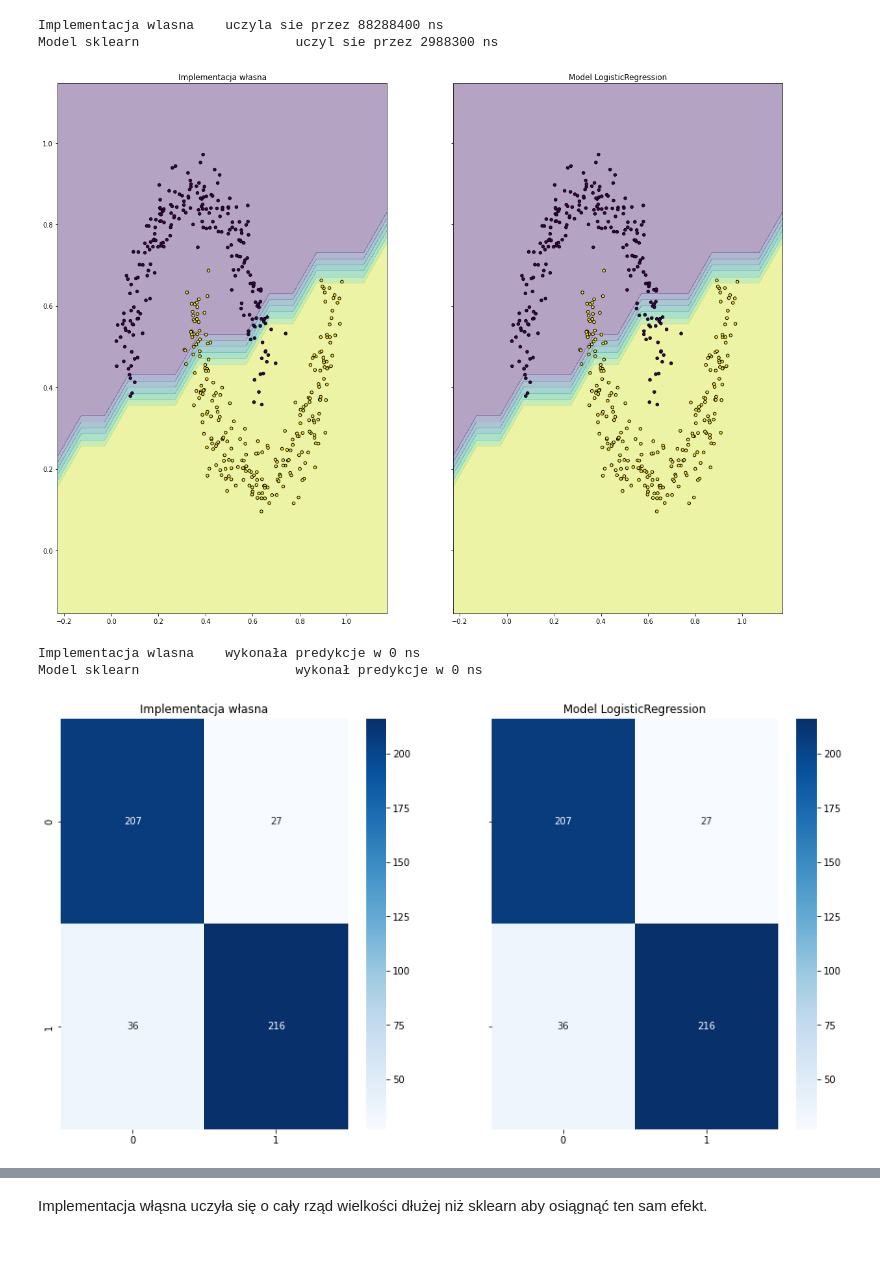
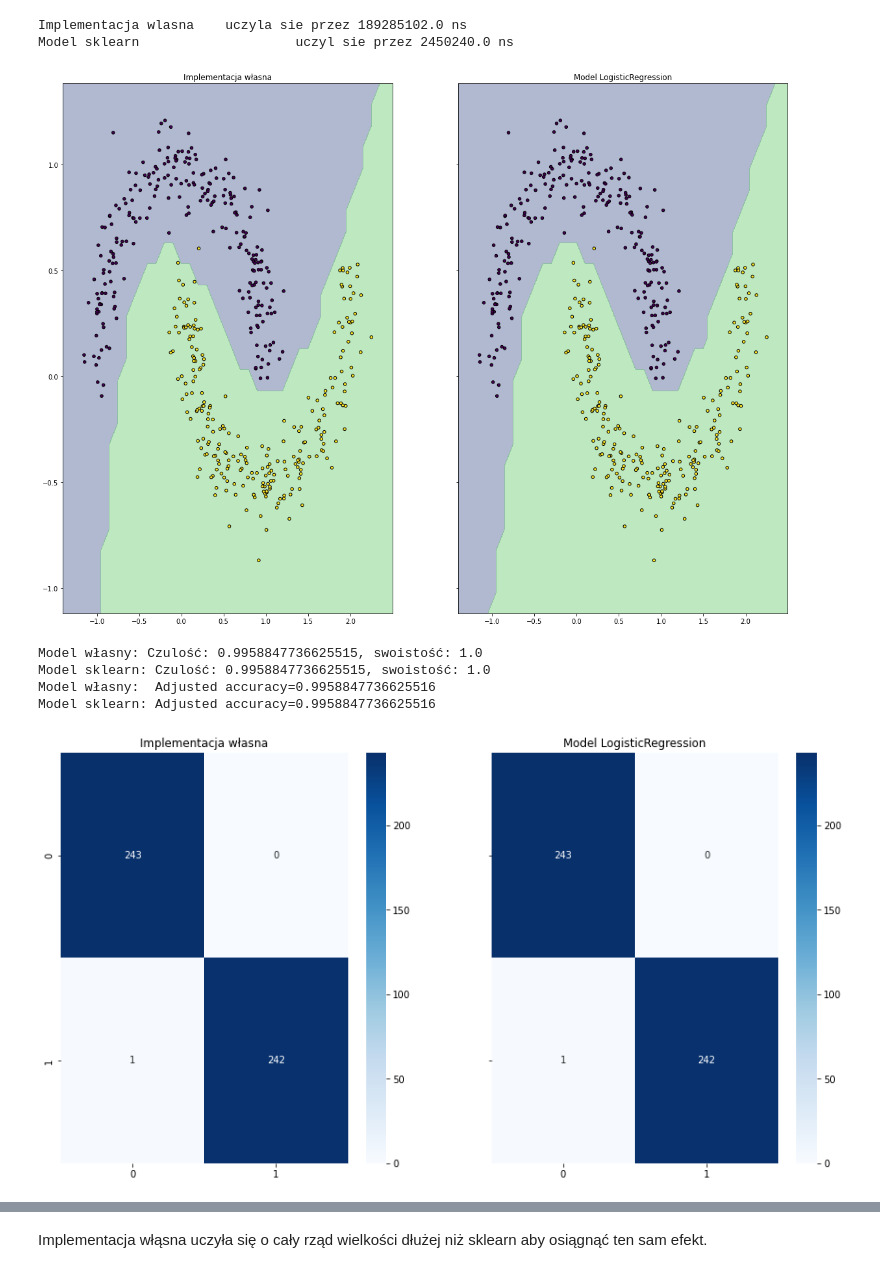
Before and after one commit to DonChaka/PUM, a Jupyter notebook: 3.RegresjaLogistyczna/3RegresjaLogistyczna.ipynb, the cells around one changed output, grey strips where cells are left out. Drawn from its saved outputs; the diff is of its cells as text; code cells hidden in the pictures.

```diff
--- a/3.RegresjaLogistyczna/3RegresjaLogistyczna.ipynb
+++ b/3.RegresjaLogistyczna/3RegresjaLogistyczna.ipynb
@@ -26,10 +26,10 @@ def logistic_cost(predicted, actual):
     return -np.mean(actual * np.log(predicted) + (1 - actual) * np.log(1 - predicted))
 # %%
 class MyLogisticRegression:
-    def __init__(self, learning_rate: float = 0.05, max_iterations: int = 100, min_cost_diff: float = 0.001,
+    def __init__(self, learning_rate: float = 0.05, max_iter: int = 100, min_cost_diff: float = 1e-4,
                  cost_function: Callable = mse_cost):
         self.learning_rate = learning_rate
-        self.max_iterations = max_iterations
+        self.max_iterations = max_iter
         self.min_cost_diff = min_cost_diff
         self.coef_ = None
         self.intercept_ = None
@@ -38,7 +38,7 @@ class MyLogisticRegression:
 
     def fit(self, X, Y):
         if self.coef_ is None:
-            self.coef_ = np.random.normal(loc=1, scale=0.15, size=(1, X.shape[1]))
+            self.coef_ = np.random.normal(loc=1, scale=.15, size=(1, X.shape[1]))
             self.intercept_ = np.random.normal(loc=1, scale=0.15, size=1)
 
         Y = Y.reshape(-1, 1)
@@ -55,8 +55,11 @@ class MyLogisticRegression:
 
             self.costs.append(cost)
 
-            if len(self.costs) >= 2 and self.costs[-2] - self.costs[-1] < self.min_cost_diff:
-                break
+            # if len(self.costs) >= 2 and self.costs[-2] - self.costs[-1] < self.min_cost_diff:
+            #     break
+
+            if len(self.costs) >= 2 and self.costs[-1] > self.costs[-2]:
+                self.learning_rate /= 2
 
         return self
 
@@ -68,7 +71,7 @@ class MyLogisticRegression:
 # %%
 class PUMData:
     def __init__(self, gen, random_state=244827, test_size=0.2):
-        self.x_train, self.x_test, self.y_train, self.y_test = train_test_split(gen[0], gen[1], test_size=test_size, random_state=random_state, shuffle=True)
+        self.x_train, self.x_test, self.y_train, self.y_test = train_test_split(gen[0], gen[1], test_size=test_size, random_state=random_state, shuffle=True, stratify=gen[1])
 
     def normalize(self, min_v=0, max_v=1):
         for i in range(self.x_train.shape[1]):
@@ -80,4 +83,29 @@ class PUMData:
 
                 self.x_test[:, i] = (self.x_test[:, i] - x_min) / (x_max - x_min)
                 self.x_test[:, i] = self.x_test[:, i] * (max_v - min_v) + min_v
+            elif x_max == 0:
+                self.x_train[:, i] = 0
+                self.x_test[:, i] = 0
+            else:
+                self.x_train[:, i] = 1
+                self.x_test[:, i] = 1
+
+
+    def remove_outlisers(self):
+        for i in range(self.x_train.shape[1]):
+            if len(np.unique(self.x_train[:, i])) == 2:
+                continue
+            q1_train = np.percentile(self.x_train[:, i], 25)
+            q3_train = np.percentile(self.x_train[:, i], 75)
+            iqr_train = q3_train - q1_train
+            self.x_train[:, i] = np.clip(self.x_train[:, i], q1_train - 1.5 * iqr_train, q3_train + 1.5 * iqr_train)
+
+            q1_test = np.percentile(self.x_test[:, i], 25)
+            q3_test = np.percentile(self.x_test[:, i], 75)
+            iqr_test = q3_test - q1_test
+            self.x_test[:, i] = np.clip(self.x_test[:, i], q1_test - 1.5 * iqr_test, q3_test + 1.5 * iqr_test)
+
+    def make_polynomial(self, poly_degree=2, include_bias=False):
+        self.x_test = PolynomialFeatures(degree=poly_degree, include_bias=include_bias).fit_transform(self.x_test)
+        self.x_train = PolynomialFeatures(degree=poly_degree, include_bias=include_bias).fit_transform(self.x_train)
 # %%
@@ -161,11 +210,14 @@ Model sklearn                    wykonał predykcje w 0 ns
 # %%
 data_moons = PUMData(make_moons(n_samples=n_samples, noise=0.1, random_state=random_state))
-data_moons.normalize()
-compare_models(data_moons)
+# data_moons.normalize()
+data_moons.make_polynomial(poly_degree=3)
+compare_models(data_moons, poly_degree=3, use_bias=False)
 # %% [output]
-Implementacja wlasna    uczyla sie przez 88288400 ns
-Model sklearn                    uczyl sie przez 2988300 ns
+Implementacja wlasna    uczyla sie przez 189285102.0 ns
+Model sklearn                    uczyl sie przez 2450240.0 ns
-[figure, old version]
+[figure, new version]
-Implementacja wlasna    wykonała predykcje w 0 ns
-Model sklearn                    wykonał predykcje w 0 ns
+Model własny: Czulość: 0.9958847736625515, swoistość: 1.0
+Model sklearn: Czulość: 0.9958847736625515, swoistość: 1.0
+Model własny:  Adjusted accuracy=0.9958847736625516
+Model sklearn: Adjusted accuracy=0.9958847736625516
-[figure, old version]
+[figure, new version]
```
Also changed, not shown: parts of 31 cells of this notebook, 3 other files.
